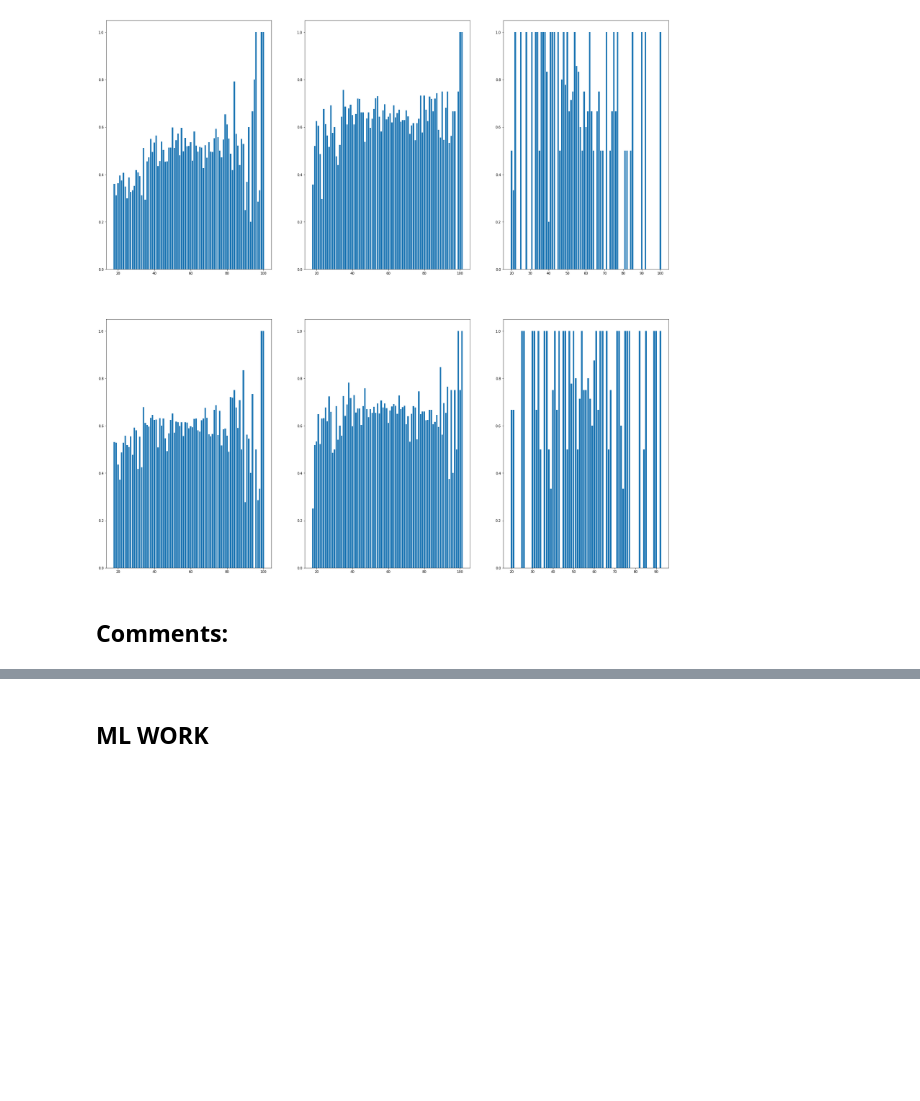
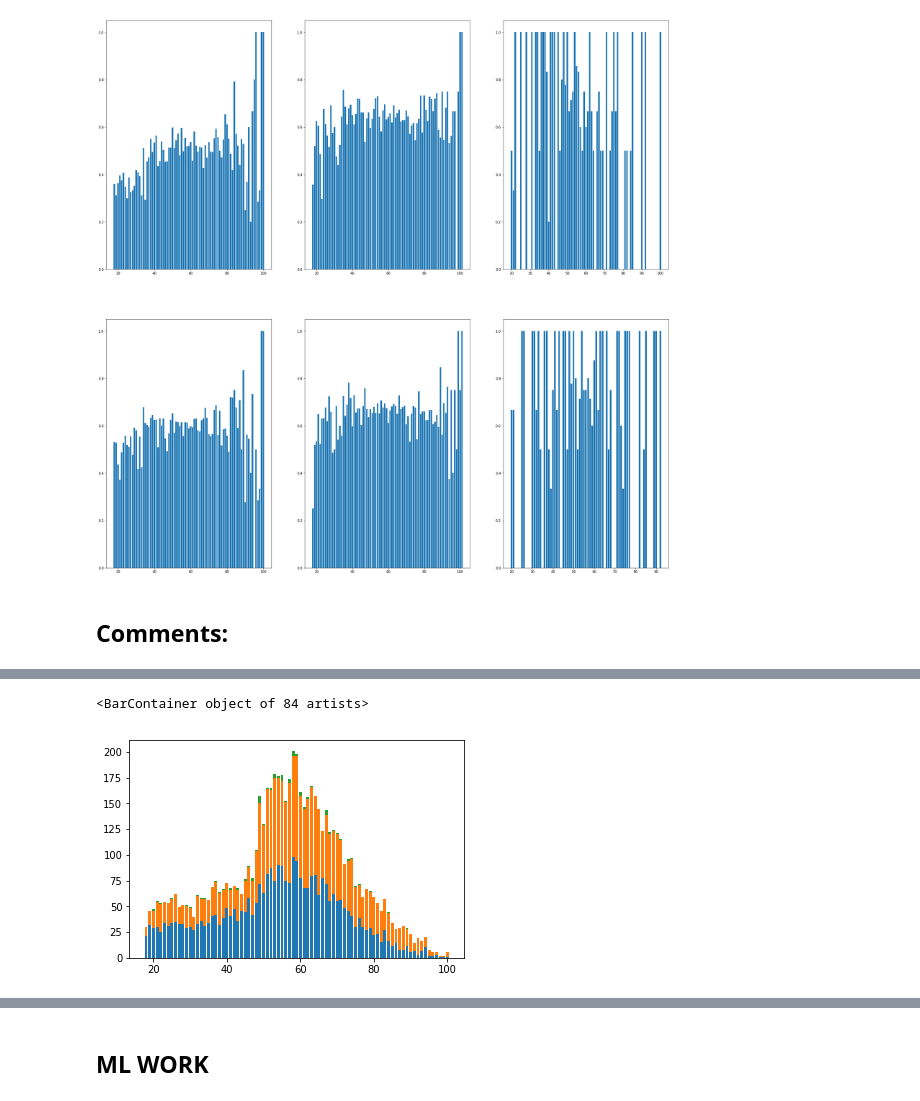
Before and after one commit to onurkapucu/Starbucks_Capstone, a Jupyter notebook: Starbucks_Capstone_notebook.ipynb, the cells around one changed output, grey strips where cells are left out. Saved outputs shown, nothing was run; the diff lists cells and outputs as text; code cells hidden in the pictures; blank space fills up the shorter version.

```diff
--- a/Starbucks_Capstone_notebook.ipynb
+++ b/Starbucks_Capstone_notebook.ipynb
@@ -780,0 +779,8 @@ for offer in completed_offer_types:
+# %%
+nonintent_demog_total = nonintentional_completes_df.groupby(by=['user_gender','user_age'])['user_id'].nunique().unstack().transpose()
+plt.bar(nonintent_demog_total['M'].keys(),nonintent_demog_total['M'].values)
+plt.bar(nonintent_demog_total['F'].keys(),nonintent_demog_total['F'].values,bottom=nonintent_demog_total['M'].values)
+plt.bar(nonintent_demog_total['O'].keys(),nonintent_demog_total['O'].values,bottom=nonintent_demog_total['M'].values+nonintent_demog_total['F'].values)
+# %% [output]
+<BarContainer object of 84 artists>
+[figure, added]
```
Also changed, not shown: parts of 18 cells of this notebook.
